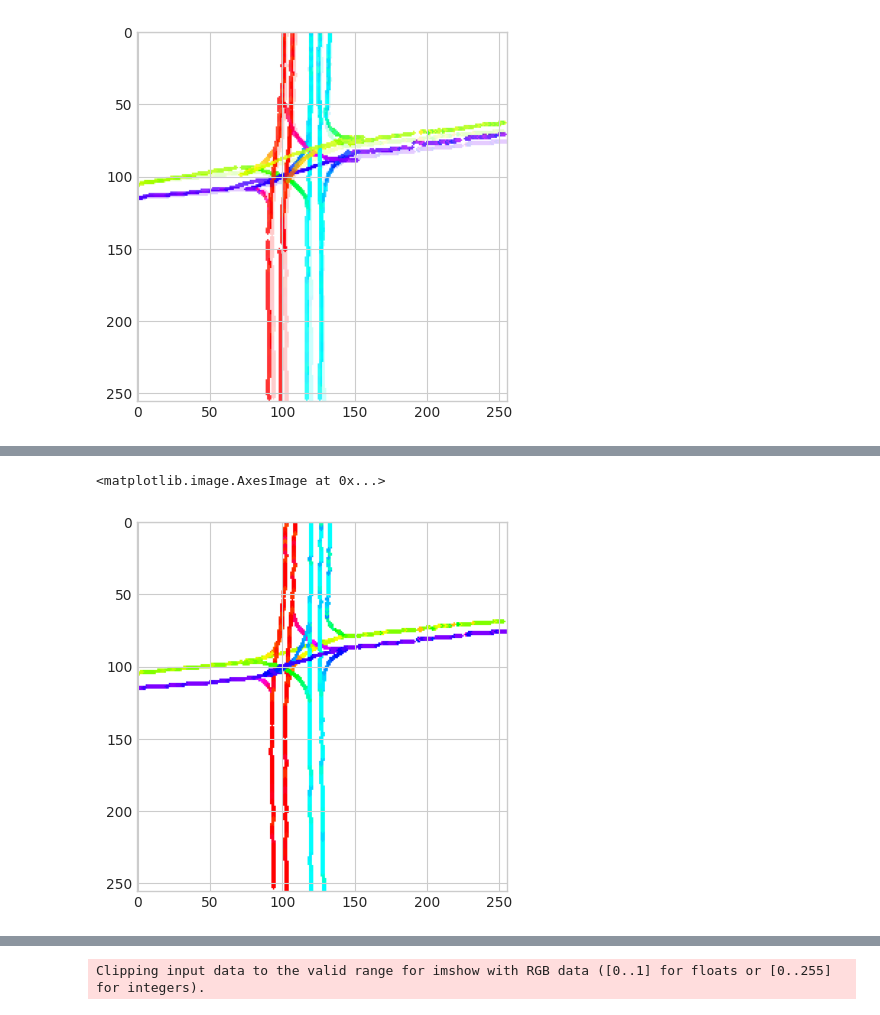
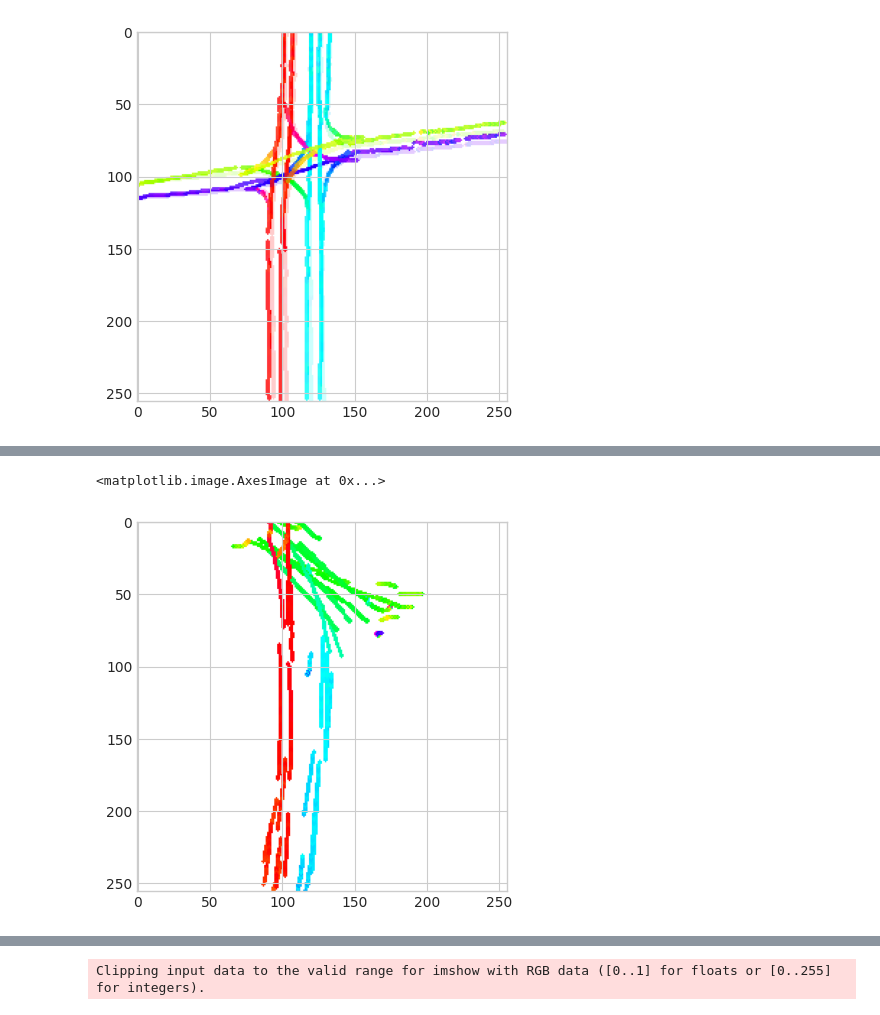
Before and after one commit to mrabiabrn/bev-autoencoder, a Jupyter notebook: Untitled.ipynb, the cells around one changed output, grey strips where cells are left out. Cells and saved outputs as stored; diff of their text form; code cells hidden in the pictures.

```diff
--- a/Untitled.ipynb
+++ b/Untitled.ipynb
@@ -898,13 +898,13 @@ val_dataloader = torch.utils.data.DataLoader(
         collate_fn=rvae_collate_fn
     )
 # %%
-batch = trainset[0] #trainset[0]
+batch = valset[1000] #trainset[0] #valset[1000]
 #batch = next(iter(val_dataloader))
 # %%
 import torch
 from collections import OrderedDict
 
-checkpoint = torch.load("checkpoints/[256, 256]_lr0.0001_bs64_steps21k_line5.0_box5.0_linece2.0_boxce2.0_fixedrange2/40.pt")
+checkpoint = torch.load("checkpoints/[256, 256]_lr0.0001_bs256_steps21k_line5.0_box15.0_linece2.0_boxce2.0angle5.0/190.pt")
 state_dict = checkpoint["model"]
 
 new_state_dict = OrderedDict()
@@ -1109,7 +1075,7 @@ lane_classes = batch['targets']['LANES']['mask'][0]
 mask = torch.sigmoid(lane_pred_classes) > 0.9
 lane_pred_vectors = lane_pred_vectors[mask]
 
-sample = train_dataloader.dataset.samples[0]   #valset.samples[1000] #trainset.samples[2000]
+sample = valset.samples[1000]   #valset.samples[1000] #trainset.samples[2000]
 egopose = nusc.get('ego_pose', nusc.get('sample_data', sample['data']['LIDAR_TOP'])['ego_pose_token'])
 trans = egopose['translation']
 rot = egopose['rotation']
@@ -1130,8 +1096,8 @@ map_api=trainset.lane_rasterizer.maps[map_name]
 agent_pixels = int(trainset.image_side_length_pixels / 2), int(trainset.image_side_length_pixels / 2)
 base_image = np.full((trainset.image_side_length_pixels, trainset.image_side_length_pixels, 3), 255.)
 
-lanes = (lane_gts * 0.5 + 0.5) * 256.0 #get_lanes_in_radius(agent_x, agent_y, radius, discretization_resolution_meters, map_api)
-#lane_pred_vectors
+lanes = (lane_pred_vectors * 0.5 + 0.5) * 256.0 #get_lanes_in_radius(agent_x, agent_y, radius, discretization_resolution_meters, map_api)
+#lane_gts
 image = base_image
 agent_global_coords = (agent_x, agent_y)
 agent_yaw_in_radians = agent_yaw
@@ -1168,34 +1134,34 @@ for poses_along_lane in lanes: #.values():
 
         #rotation_mat = get_rotation_matrix(base_image.shape, agent_yaw)
 
         #start_array = np.array(start_pixels, dtype=np.float32).reshape(1, 2)
         #end_array   = np.array(end_pixels,   dtype=np.float32).reshape(1, 2)
 
         #rotated_start = rotate_points_2d(start_array, rotation_mat)[0]
         #rotated_end   = rotate_points_2d(end_array,   rotation_mat)[0]
 
         #rotated_start = tuple(rotated_start.astype(int))
         #rotated_end   = tuple(rotated_end.astype(int))
 
         #if rotated_start[0] >= trainset.image_side_length_pixels or rotated_start[0] < 0 or rotated_start[1] >= trainset.image_side_length_pixels or rotated_start[1] < 0:
         #    continue
 
         # 3. Convert to degrees if desired
         angle = angle_diff(angle_radians.item(), 0,  2*np.pi) + np.pi
         #angle = angle_diff(agent_yaw_in_radians,  start_pose[2], 2*np.pi) + np.pi # [-pi, +pi] + pi --> [0, 2*pi]
         #u = np.cos(angle)    # -1, 1
         #v = np.sin(angle)    # -1, 1
         #lanes_raster[rotated_start[1], rotated_start[0]] = np.array([u, v])       # encoding relative orientation
 
         #lanes_eliminated[-1].append(rotated_start)
 
         color = color_function(0, angle)  #(0, 255, 0) #
         cv2.line(image, start_pixels, end_pixels, color, thickness=2)
 
 plt.imshow(image.astype('uint8'))
 # %% [output]
 <matplotlib.image.AxesImage at 0x...>
-[figure, old version]
+[figure, new version]
 # %%
 plt.imshow(batch['color_mask'].permute(1,2,0).numpy())
 # %% [output]
```
Also changed, not shown: parts of 9 cells of this notebook, 8 other files.
